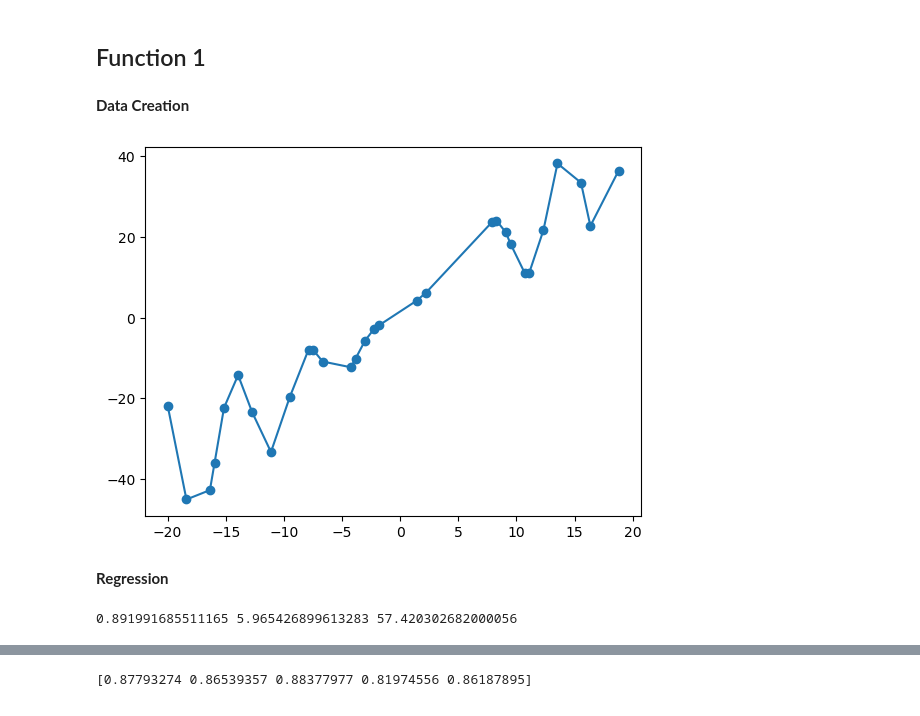
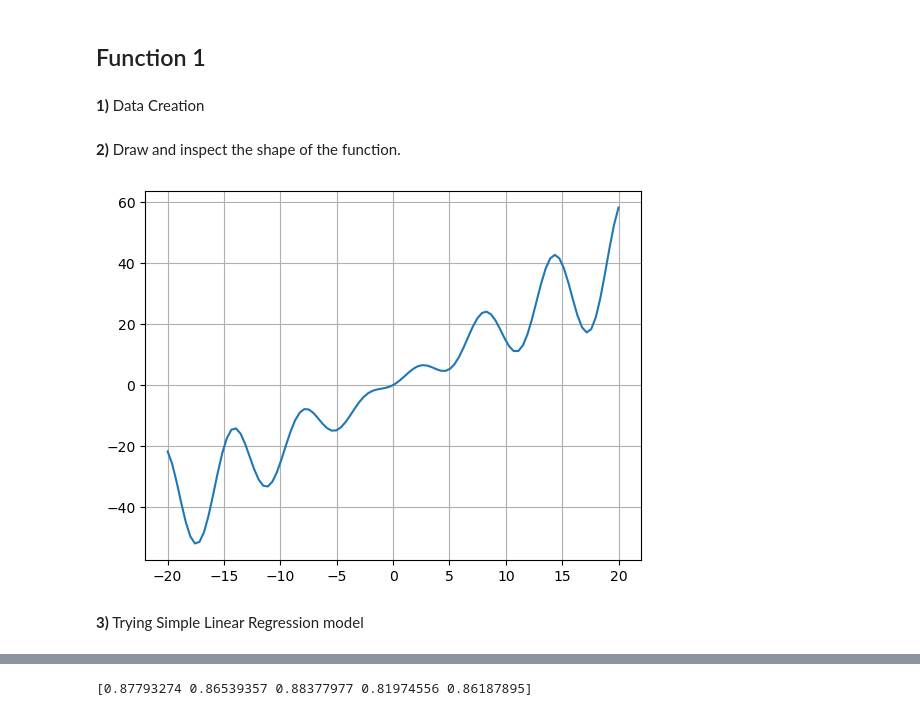
Before and after one commit to JacopoLungo/DataScienceLab, a Jupyter notebook: Labs/Lab08/Lab8.ipynb, the cells around one changed output, grey strips where cells are left out. Drawn from its saved outputs; the diff is of its cells as text; code cells hidden in the pictures.

```diff
--- a/Labs/Lab08/Lab8.ipynb
+++ b/Labs/Lab08/Lab8.ipynb
@@ -42,7 +50,7 @@ def crossPolinomial(X_train, X_test, y_train, y_test):
 # %% [markdown]
 ## Function 1
 # %% [markdown]
-**Data Creation**
+**1)** Data Creation
 # %%
 from sklearn.model_selection import train_test_split
 
@@ -56,14 +64,18 @@ y_test = y_test[X_test.argsort()]
 X_test.sort()
 X_train = X_train.reshape(-1, 1)
 X_test = X_test.reshape(-1, 1)
-# %%
-plt.plot(X_test, y_test)
-plt.scatter(X_test, y_test)
-plt.show()
-# %% [output]
-[figure, removed]
+# %% [markdown]
+**2)** Draw and inspect the shape of the function.
+# %%
+tmpDf = pd.DataFrame([X.reshape(-1,),y]).T
+tmpDf = tmpDf.sort_values(by=0)
+plt.plot(tmpDf[0], tmpDf[1])
+plt.grid()
+plt.show()
+# %% [output]
+[figure, added]
 # %% [markdown]
-**Regression**
+**3)** Trying Simple Linear Regression model
 # %%
 from sklearn.metrics import r2_score
 from sklearn.metrics import mean_absolute_error
@@ -74,10 +86,3 @@ reg = LinearRegression(fit_intercept = True)
 X_train = X_train.reshape(-1, 1)
 reg.fit(X_train, y_train)
 y_test_pred = reg.predict(X_test.reshape(-1,1))
-# %%
-r2 = r2_score(y_test, y_test_pred)
-mae = mean_absolute_error(y_test, y_test_pred)
-mse = mean_squared_error(y_test, y_test_pred)
-print (r2, mae, mse)
-# %% [output]
-0.891991685511165 5.965426899613283 57.420302682000056
```
Also changed, not shown: parts of 63 cells of this notebook.
